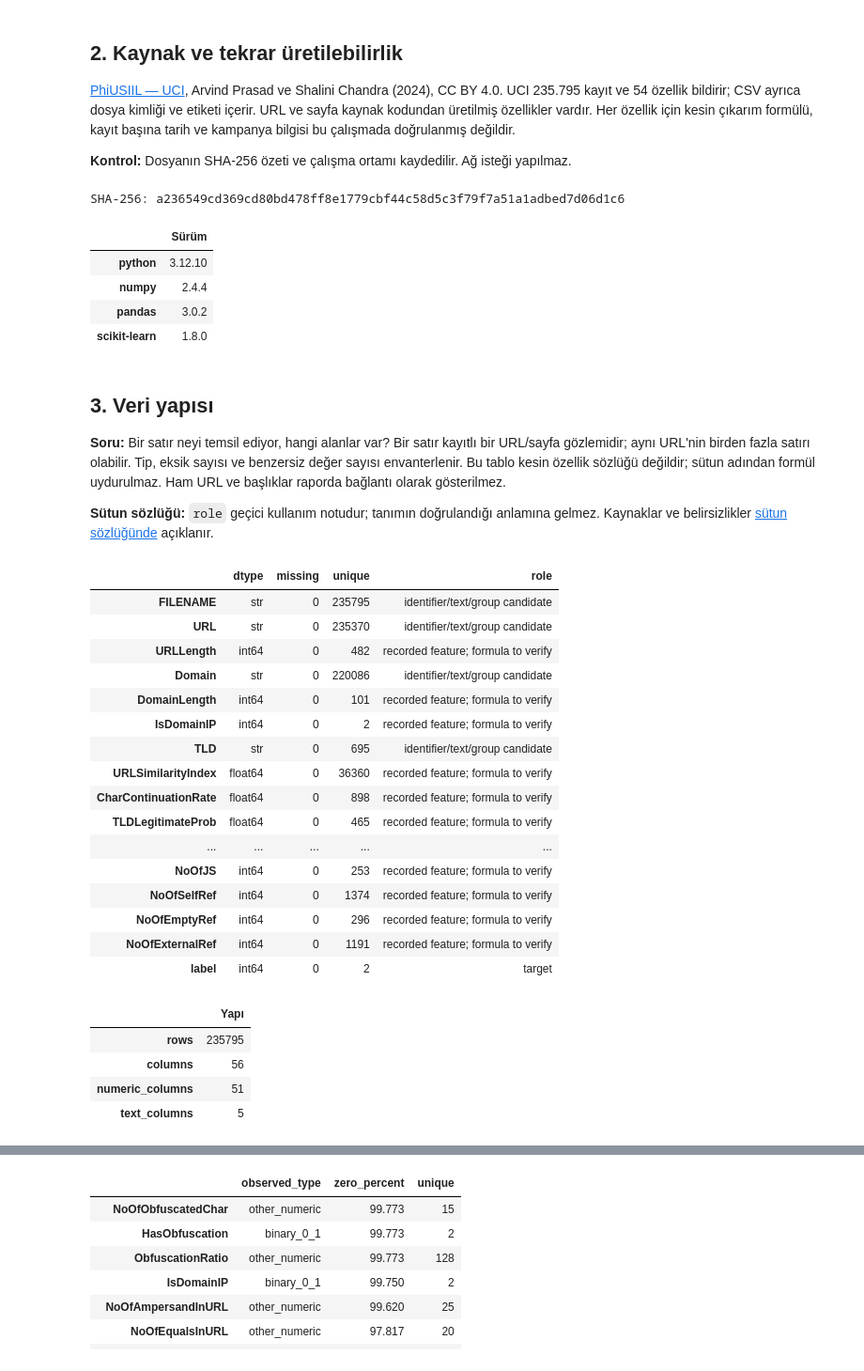
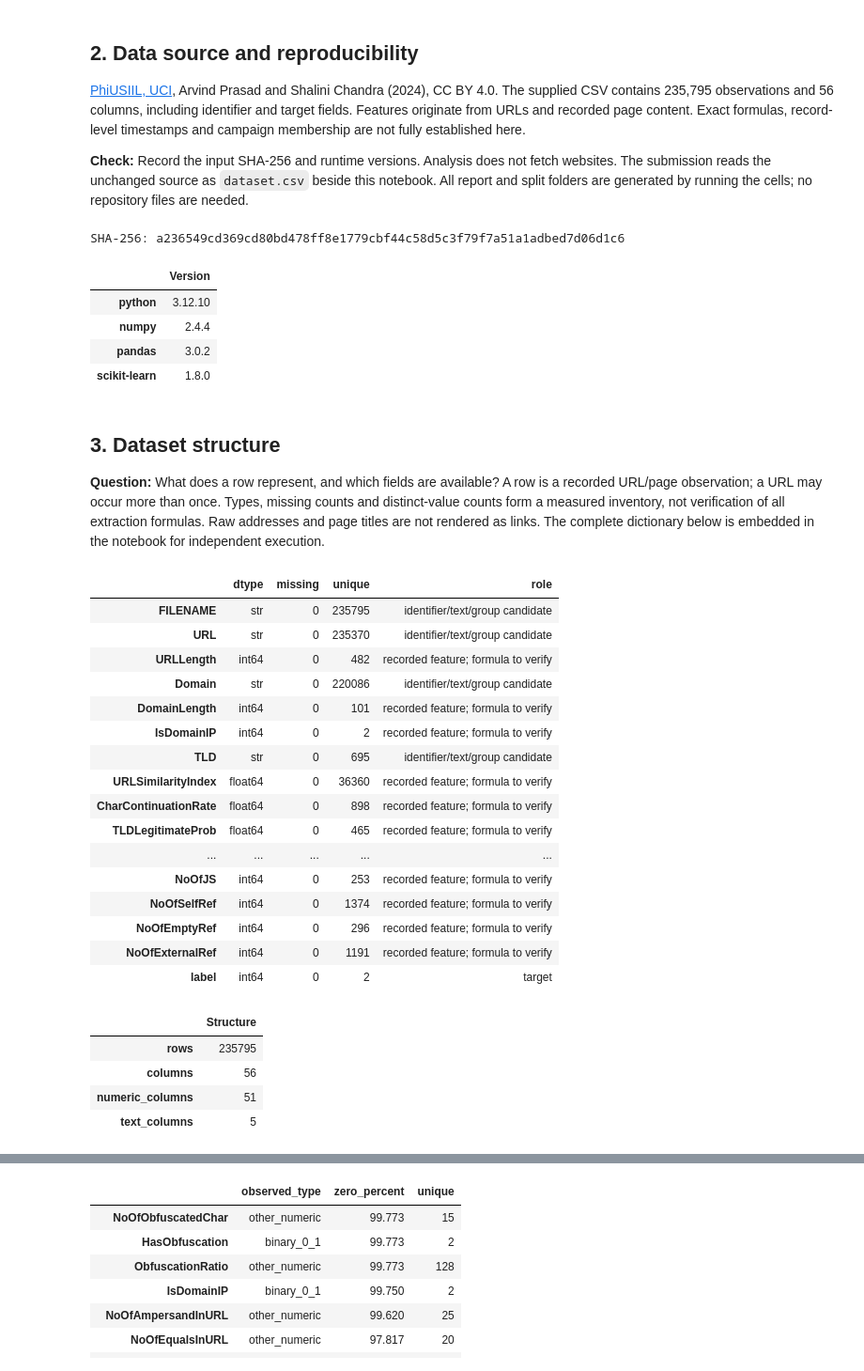
Before and after one commit to aliabdelhalim272/Detction-of-phishing-websites-using-machine-learning-, a Jupyter notebook: notebooks/01_eda.ipynb, the cells around one changed output, grey strips where cells are left out. Shown at 94% size. Saved outputs shown, nothing was run; the diff lists cells and outputs as text; code cells hidden in the pictures.

Commit message:
Complete academic analysis and prepare English submission materials

```diff
--- a/notebooks/01_eda.ipynb
+++ b/notebooks/01_eda.ipynb
@@ -15,51 +39,58 @@ Bu aşamanın amacı veri kalitesini ve yapısını anlamak, daha sonra uygulana
 # %% [markdown]
-## 2. Kaynak ve tekrar üretilebilirlik
+## 2. Data source and reproducibility
 
-[PhiUSIIL — UCI](https://archive.ics.uci.edu/dataset/967/phiusiil%2Bphishing%2Burl%2Bdataset), Arvind Prasad ve Shalini Chandra (2024), CC BY 4.0. UCI 235.795 kayıt ve 54 özellik bildirir; CSV ayrıca dosya kimliği ve etiketi içerir. URL ve sayfa kaynak kodundan üretilmiş özellikler vardır. Her özellik için kesin çıkarım formülü, kayıt başına tarih ve kampanya bilgisi bu çalışmada doğrulanmış değildir.
+[PhiUSIIL, UCI](https://archive.ics.uci.edu/dataset/967/phiusiil%2Bphishing%2Burl%2Bdataset),
+Arvind Prasad and Shalini Chandra (2024), CC BY 4.0. The supplied CSV contains
+235,795 observations and 56 columns, including identifier and target fields.
+Features originate from URLs and recorded page content. Exact formulas, record-level
+timestamps and campaign membership are not fully established here.
 
-**Kontrol:** Dosyanın SHA-256 özeti ve çalışma ortamı kaydedilir. Ağ isteği yapılmaz.
+**Check:** Record the input SHA-256 and runtime versions. Analysis does not fetch websites.
+The submission reads the unchanged source as `dataset.csv` beside this notebook.
+All report and split folders are generated by running the cells; no repository files are needed.
 # %%
 from pathlib import Path
 import hashlib, json, platform, importlib.metadata
 from itertools import combinations
 from urllib.parse import urlsplit
 import numpy as np
 import pandas as pd
 from sklearn.model_selection import GroupShuffleSplit
 from IPython.display import display, Markdown
 
-ROOT = next(p for p in (Path.cwd(), *Path.cwd().parents) if (p/'data/raw/PhiUSIIL_Phishing_URL_Dataset.csv').is_file())
-SOURCE = ROOT/'data/raw/PhiUSIIL_Phishing_URL_Dataset.csv'
+ROOT = next(p for p in (Path.cwd(), *Path.cwd().parents) if (p/'dataset.csv').is_file() or (p/'data/raw/PhiUSIIL_Phishing_URL_Dataset.csv').is_file())
+SOURCE = ROOT/'dataset.csv' if (ROOT/'dataset.csv').is_file() else ROOT/'data/raw/PhiUSIIL_Phishing_URL_Dataset.csv'
 OUT = ROOT/'reports/initial_audit'
 OUT.mkdir(parents=True, exist_ok=True)
 SPLITS = ROOT/'data/processed'
+SPLITS.mkdir(parents=True,exist_ok=True)
 SEED = 42
 fingerprint = hashlib.sha256(SOURCE.read_bytes()).hexdigest()
 raw = pd.read_csv(SOURCE)
 environment = {'python': platform.python_version(), **{p:importlib.metadata.version(p) for p in ['numpy','pandas','scikit-learn']}}
 print('SHA-256:', fingerprint)
-display(pd.Series(environment, name='Sürüm').to_frame())
+display(pd.Series(environment, name='Version').to_frame())
 # %% [output]
 SHA-256: a236549cd369cd80bd478ff8e1779cbf44c58d5c3f79f7a51a1adbed7d06d1c6
-|  | Sürüm |
+|  | Version |
 | python | 3.12.10 |
 | numpy | 2.4.4 |
 | pandas | 3.0.2 |
 | scikit-learn | 1.8.0 |
 # %% [markdown]
-## 3. Veri yapısı
+## 3. Dataset structure
 
-**Soru:** Bir satır neyi temsil ediyor, hangi alanlar var?
-Bir satır kayıtlı bir URL/sayfa gözlemidir; aynı URL'nin birden fazla satırı olabilir.
-Tip, eksik sayısı ve benzersiz değer sayısı envanterlenir. Bu tablo kesin özellik sözlüğü değildir; sütun adından formül uydurulmaz. Ham URL ve başlıklar raporda bağlantı olarak gösterilmez.
-
-**Sütun sözlüğü:** `role` geçici kullanım notudur; tanımın doğrulandığı anlamına gelmez. Kaynaklar ve belirsizlikler [sütun sözlüğünde](../docs/data_dictionary.md) açıklanır.
+**Question:** What does a row represent, and which fields are available?
+A row is a recorded URL/page observation; a URL may occur more than once.
+Types, missing counts and distinct-value counts form a measured inventory, not verification
+of all extraction formulas. Raw addresses and page titles are not rendered as links.
+The complete dictionary below is embedded in the notebook for independent execution.
 # %%
 schema = pd.DataFrame({'dtype':raw.dtypes.astype(str), 'missing':raw.isna().sum(), 'unique':raw.nunique(dropna=False)})
 schema['role'] = ['target' if c=='label' else 'identifier/text/group candidate' if c in ['URL','Domain','FILENAME','Title','TLD'] else 'recorded feature; formula to verify' for c in schema.index]
 schema.to_csv(OUT/'schema.csv', index_label='column')
 display(schema)
-display(pd.Series({'rows':len(raw), 'columns':len(raw.columns), 'numeric_columns':len(raw.select_dtypes(include='number').columns), 'text_columns':len(raw.select_dtypes(exclude='number').columns)}, name='Yapı').to_frame())
+display(pd.Series({'rows':len(raw), 'columns':len(raw.columns), 'numeric_columns':len(raw.select_dtypes(include='number').columns), 'text_columns':len(raw.select_dtypes(exclude='number').columns)}, name='Structure').to_frame())
 assert raw.columns.is_unique
 assert raw.label.notna().all() and raw.label.isin([0,1]).all()
 # %% [output]
@@ -80,7 +111,7 @@ assert raw.label.notna().all() and raw.label.isin([0,1]).all()
 | NoOfEmptyRef | int64 | 0 | 296 | recorded feature; formula to verify |
 | NoOfExternalRef | int64 | 0 | 1191 | recorded feature; formula to verify |
 | label | int64 | 0 | 2 | target |
-|  | Yapı |
+|  | Structure |
 | rows | 235795 |
 | columns | 56 |
 | numeric_columns | 51 |
```
Also changed, not shown: parts of 106 cells of this notebook, 51 other files.
